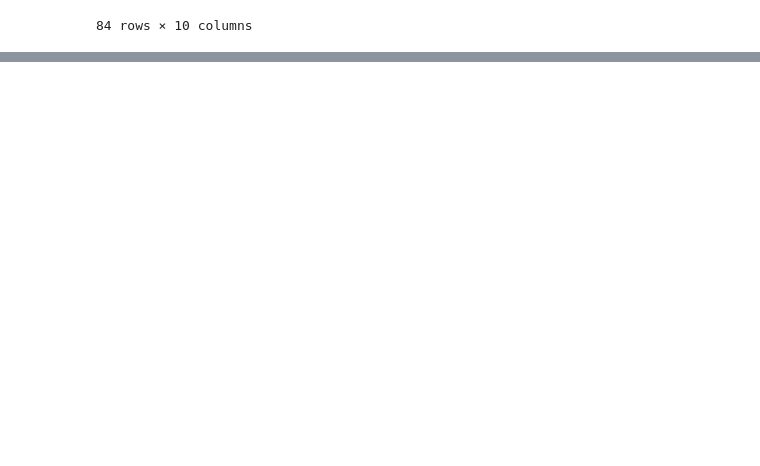
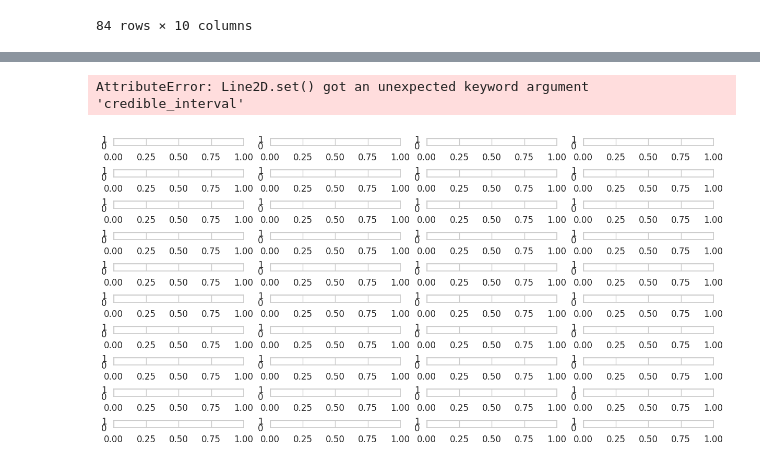
Before and after one commit to LSzubelak/ls-projects, a Jupyter notebook: Bayesian_regression_tutorial/Bayesian_regression.ipynb, the cells around one changed output, grey strips where cells are left out. Saved outputs shown, nothing was run; the diff lists cells and outputs as text; code cells hidden in the pictures; blank space fills up the shorter version.

```diff
--- a/Bayesian_regression_tutorial/Bayesian_regression.ipynb
+++ b/Bayesian_regression_tutorial/Bayesian_regression.ipynb
@@ -289,0 +380,8 @@ NameError: name 'X_data' is not defined
+# %%
+# 3. Posterior distributions as density plots
+az.plot_posterior(trace, figsize=(12, 6), credible_interval=0.95)
+plt.tight_layout()
+plt.show()
+# %% [output]
+AttributeError: Line2D.set() got an unexpected keyword argument 'credible_interval'
+[figure, added]
```
Also changed, not shown: parts of 11 cells of this notebook.
